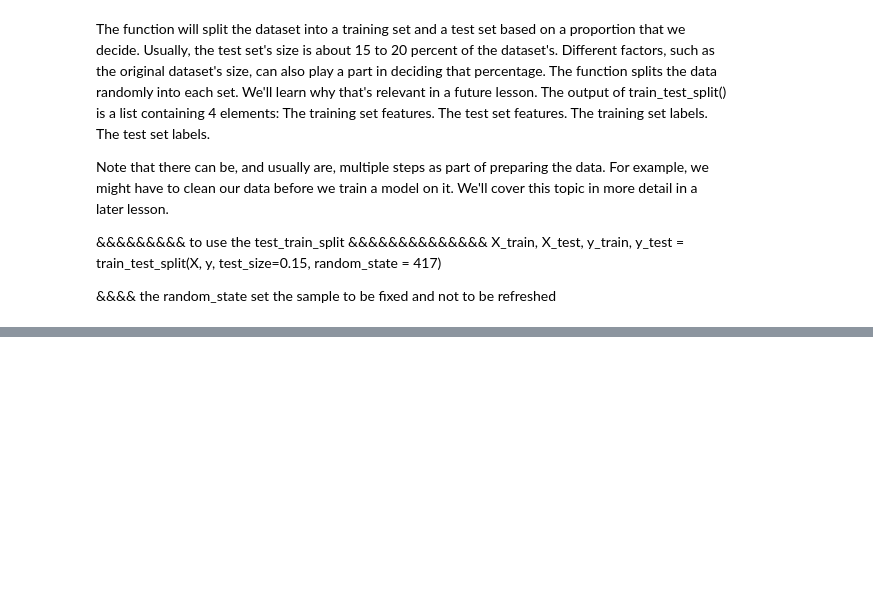
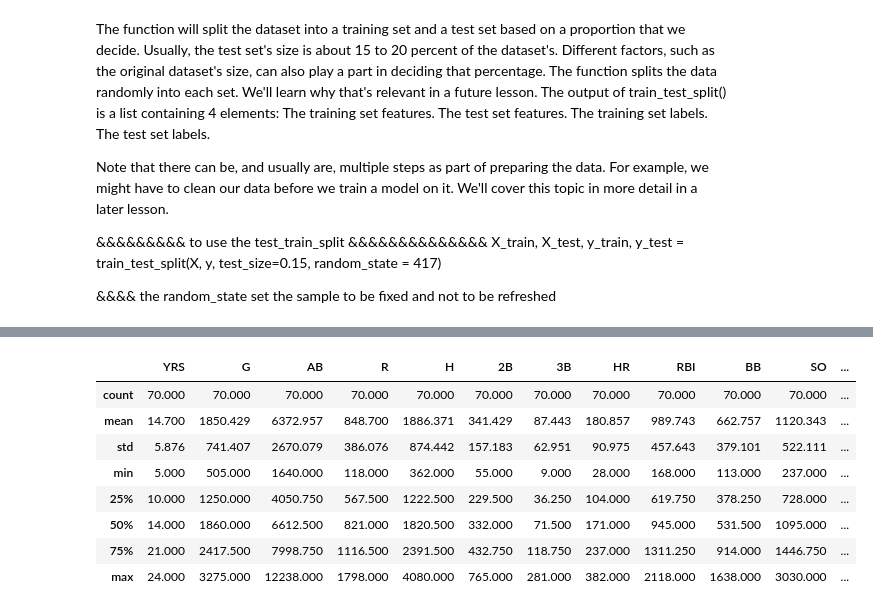
Before and after one commit to LegendSeyi/AI-tutorial-practice, a Jupyter notebook: train_test_split.ipynb, the cells around one changed output, grey strips where cells are left out. Saved outputs shown, nothing was run; the diff lists cells and outputs as text; code cells hidden in the pictures; blank space fills up the shorter version.

```diff
--- a/train_test_split.ipynb
+++ b/train_test_split.ipynb
@@ -73,0 +125,12 @@ X_train, X_test, y_train, y_test =train_test_split(X,y, random_state=23, test_si
+# %%
+X_test.describe().round(3)
+# %% [output]
+|  | YRS | G | AB | R | H | 2B | 3B | HR | RBI | BB | SO | ... |
+| count | 70.000 | 70.000 | 70.000 | 70.000 | 70.000 | 70.000 | 70.000 | 70.000 | 70.000 | 70.000 | 70.000 | ... |
+| mean | 14.700 | 1850.429 | 6372.957 | 848.700 | 1886.371 | 341.429 | 87.443 | 180.857 | 989.743 | 662.757 | 1120.343 | ... |
+| std | 5.876 | 741.407 | 2670.079 | 386.076 | 874.442 | 157.183 | 62.951 | 90.975 | 457.643 | 379.101 | 522.111 | ... |
+| min | 5.000 | 505.000 | 1640.000 | 118.000 | 362.000 | 55.000 | 9.000 | 28.000 | 168.000 | 113.000 | 237.000 | ... |
+| 25% | 10.000 | 1250.000 | 4050.750 | 567.500 | 1222.500 | 229.500 | 36.250 | 104.000 | 619.750 | 378.250 | 728.000 | ... |
+| 50% | 14.000 | 1860.000 | 6612.500 | 821.000 | 1820.500 | 332.000 | 71.500 | 171.000 | 945.000 | 531.500 | 1095.000 | ... |
+| 75% | 21.000 | 2417.500 | 7998.750 | 1116.500 | 2391.500 | 432.750 | 118.750 | 237.000 | 1311.250 | 914.000 | 1446.750 | ... |
+| max | 24.000 | 3275.000 | 12238.000 | 1798.000 | 4080.000 | 765.000 | 281.000 | 382.000 | 2118.000 | 1638.000 | 3030.000 | ... |
```
Also changed, not shown: parts of 5 cells of this notebook.
